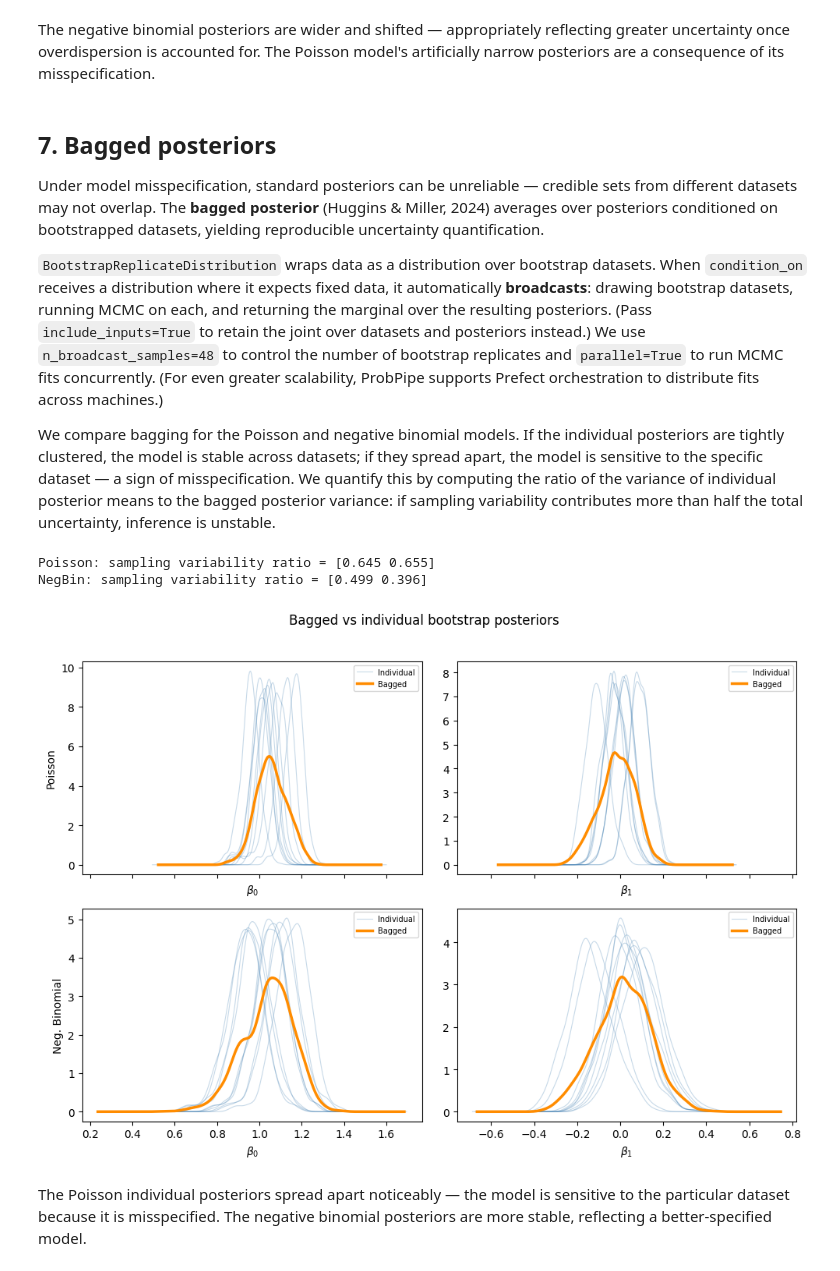
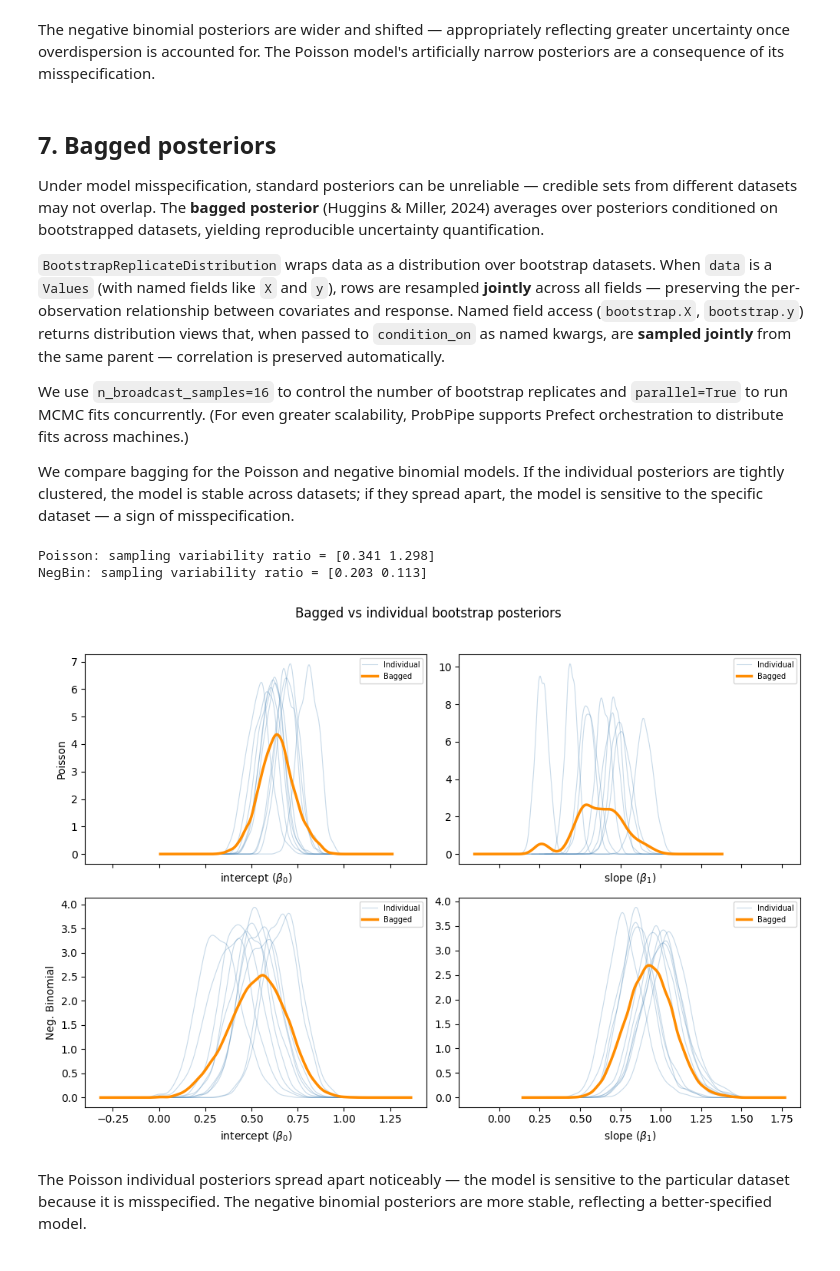
Before and after one commit to TARPS-group/prob-pipe, a Jupyter notebook: docs/tutorials/getting_started.ipynb, the cells around one changed output. Saved outputs shown, nothing was run; the diff lists cells and outputs as text; code cells hidden in the pictures.

```diff
--- a/docs/tutorials/getting_started.ipynb
+++ b/docs/tutorials/getting_started.ipynb
@@ -138,7 +145,7 @@ plt.tight_layout(); plt.show()
 `condition_on` runs MCMC via the **inference method registry**, which auto-selects the best available algorithm — the No-U-Turn Sampler (NUTS) when the log-density is JAX-traceable, gradient-free random-walk Metropolis–Hastings (RWMH) otherwise. Pass `method="tfp_hmc"` (or any registered name) to override. The result is an `ApproximateDistribution` with chain structure and diagnostics.
 # %%
 posterior_poisson = condition_on(
-    model_poisson, y_sat,
+    model_poisson, data.y,
 )
 print(f'Posterior mean: {mean(posterior_poisson)}')
 # %% [output]
@@ -206,7 +213,7 @@ Both checks **fail** — the Poisson model cannot reproduce the overdispersion o
 
 The **negative binomial** naturally handles overdispersion. With `GLMLikelihood`, swapping is a one-line change — just replace the TFP family.
 # %%
-lik_nb = GLMLikelihood(tfp_glm.NegativeBinomial(), X)
+lik_nb = GLMLikelihood(tfp_glm.NegativeBinomial(), data.X)
 model_nb = SimpleModel(
     # Named prior — posterior draws will have .intercept and .slope fields
     ProductDistribution(
@@ -217,7 +224,7 @@ model_nb = SimpleModel(
 )
 
 posterior_nb = condition_on(
-    model_nb, y_sat,
+    model_nb, data.y,
 )
 print(f'NegBin posterior mean: {mean(posterior_nb)}')
 # %% [output]
@@ -258,23 +265,23 @@ The negative binomial posteriors are wider and shifted — appropriately reflect
 
 Under model misspecification, standard posteriors can be unreliable — credible sets from different datasets may not overlap. The **bagged posterior** (Huggins & Miller, 2024) averages over posteriors conditioned on bootstrapped datasets, yielding reproducible uncertainty quantification.
 
-`BootstrapReplicateDistribution` wraps data as a distribution over bootstrap datasets. When `condition_on` receives a distribution where it expects fixed data, it automatically **broadcasts**: drawing bootstrap datasets, running MCMC on each, and returning the marginal over the resulting posteriors. (Pass `include_inputs=True` to retain the joint over datasets and posteriors instead.) We use `n_broadcast_samples=48` to control the number of bootstrap replicates and `parallel=True` to run MCMC fits concurrently. (For even greater scalability, ProbPipe supports Prefect orchestration to distribute fits across machines.)
+`BootstrapReplicateDistribution` wraps data as a distribution over bootstrap datasets. When `data` is a `Values` (with named fields like `X` and `y`), rows are resampled **jointly** across all fields — preserving the per-observation relationship between covariates and response. Named field access (`bootstrap.X`, `bootstrap.y`) returns distribution views that, when passed to `condition_on` as named kwargs, are **sampled jointly** from the same parent — correlation is preserved automatically.
 
-We compare bagging for the Poisson and negative binomial models. If the individual posteriors are tightly clustered, the model is stable across datasets; if they spread apart, the model is sensitive to the specific dataset — a sign of misspecification. We quantify this by computing the ratio of the variance of individual posterior means to the bagged posterior variance: if sampling variability contributes more than half the total uncertainty, inference is unstable.
+We use `n_broadcast_samples=16` to control the number of bootstrap replicates and `parallel=True` to run MCMC fits concurrently. (For even greater scalability, ProbPipe supports Prefect orchestration to distribute fits across machines.)
+
+We compare bagging for the Poisson and negative binomial models. If the individual posteriors are tightly clustered, the model is stable across datasets; if they spread apart, the model is sensitive to the specific dataset — a sign of misspecification.
 # %%
-# Stack (X, y) so rows are resampled jointly — both covariates and response
-Xy = jnp.column_stack([X, y_sat[:, None]])
-bootstrap_data = BootstrapReplicateDistribution(EmpiricalDistribution(Xy))
+# Values-native bootstrap: rows are resampled jointly across X and y
+bootstrap = BootstrapReplicateDistribution(EmpiricalDistribution(data))
 
-# n_broadcast_samples controls how many bootstrap datasets are drawn;
-# parallel=True runs MCMC fits concurrently via threading.
-# GLMLikelihood auto-splits the stacked (X, y) columns.
+# bootstrap.X and bootstrap.y are distribution views from the same parent,
+# so condition_on samples them jointly — preserving row correspondence.
 bagged_poisson = condition_on(
-    model_poisson, bootstrap_data,
+    model_poisson, X=bootstrap.X, y=bootstrap.y,
     n_broadcast_samples=16, parallel=True,
 )
 bagged_nb = condition_on(
-    model_nb, bootstrap_data,
+    model_nb, X=bootstrap.X, y=bootstrap.y,
     n_broadcast_samples=16, parallel=True,
 )
 # %%
@@ -282,37 +289,40 @@ bagged_nb = condition_on(
 # Values > 0.5 indicate unstable inference
 for label, bagged in [('Poisson', bagged_poisson), ('NegBin', bagged_nb)]:
     ind_means = np.array([np.array(mean(p)) for p in bagged.components])
-    bagged_draws = np.array(sample(bagged, sample_shape=(2000,)))
-    ratio = np.var(ind_means, axis=0) / np.var(bagged_draws, axis=0)
+    # Pool draws from all component posteriors
+    all_draws = np.concatenate([np.asarray(p.draws().flatten()) for p in bagged.components])
+    ratio = np.var(ind_means, axis=0) / np.var(all_draws, axis=0)
     print(f'{label}: sampling variability ratio = {np.array2string(ratio, precision=3)}')
 # %% [output]
-Poisson: sampling variability ratio = [0.645 0.655]
-NegBin: sampling variability ratio = [0.499 0.396]
+Poisson: sampling variability ratio = [0.341 1.298]
+NegBin: sampling variability ratio = [0.203 0.113]
 # %%
 from scipy.stats import gaussian_kde
 
 fig, axes = plt.subplots(2, 2, figsize=(10, 7), sharex='col')
 
 for row, (bagged, label) in enumerate([(bagged_poisson, 'Poisson'), (bagged_nb, 'Neg. Binomial')]):
     for col, name in enumerate(['intercept', 'slope']):
         param_label = f'{name} ($\\beta_0$)' if name == 'intercept' else f'{name} ($\\beta_1$)'
         ax = axes[row, col]
+        # Individual bootstrap posteriors
         for i, post in enumerate(bagged.components[:10]):
-            d = np.array(getattr(post.draws(), name))
+            d = np.asarray(getattr(post.draws(), name))
             xs = np.linspace(d.min() - 0.3, d.max() + 0.3, 200)
             ax.plot(xs, gaussian_kde(d)(xs), alpha=0.3, lw=0.8, color='steelblue',
                     label='Individual' if i == 0 else None)
-        bd = np.array(getattr(sample(bagged, sample_shape=(2000,)), name))
+        # Bagged posterior: pool draws from all components
+        bd = np.concatenate([np.asarray(getattr(p.draws(), name)) for p in bagged.components])
         xs = np.linspace(bd.min() - 0.3, bd.max() + 0.3, 200)
         ax.plot(xs, gaussian_kde(bd)(xs), color='darkorange', lw=2.5, label='Bagged')
         ax.set(xlabel=param_label); ax.legend(fontsize=7)
         if col == 0:
             ax.set_ylabel(label)
 
 plt.suptitle('Bagged vs individual bootstrap posteriors', y=1.02)
 plt.tight_layout(); plt.show()
 # %% [output]
-[figure, old version]
+[figure, new version]
 # %% [markdown]
 The Poisson individual posteriors spread apart noticeably — the model is sensitive to the particular dataset because it is misspecified. The negative binomial posteriors are more stable, reflecting a better-specified model.
 # %% [markdown]
```
Also changed, not shown: parts of 18 cells of this notebook, 25 other files.
